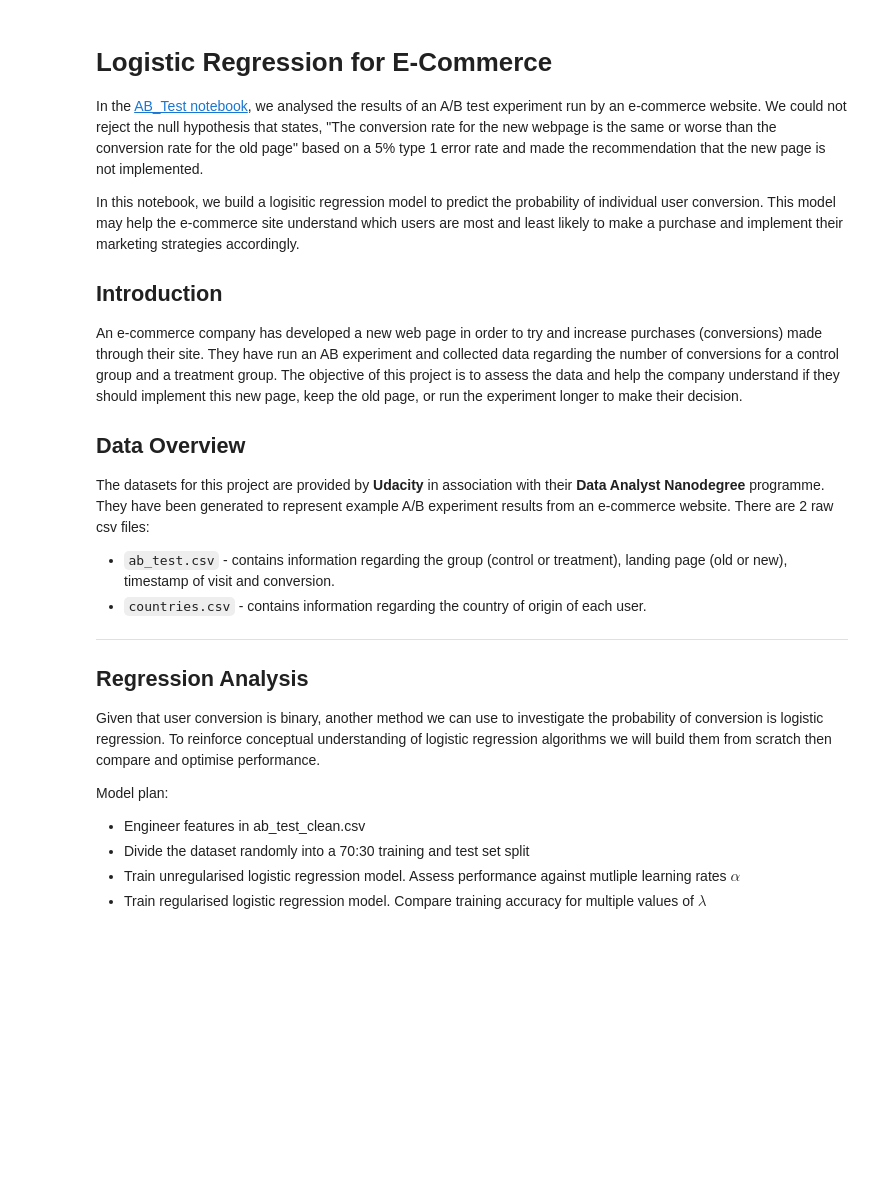
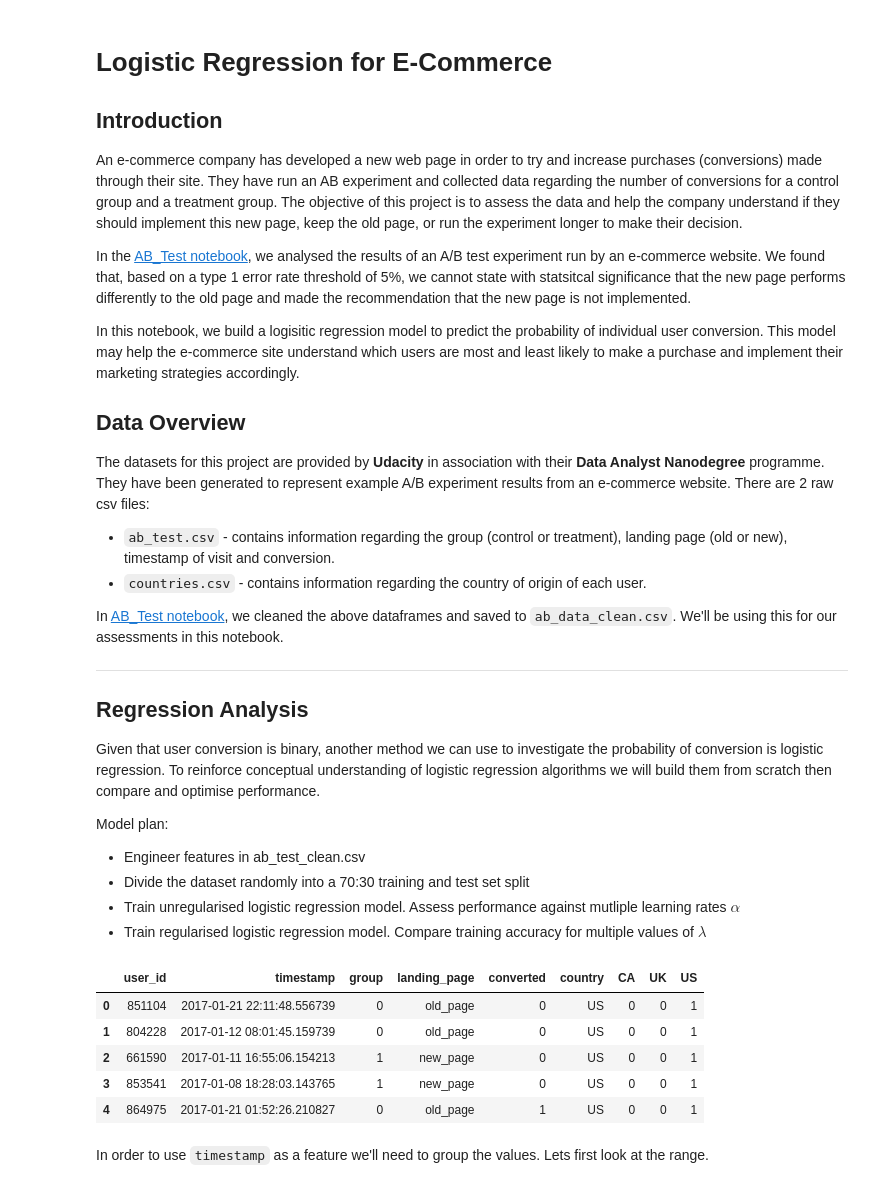
Before and after one commit to matt-fielding8/AB_test_e-commerce, a Jupyter notebook: notebooks/Logistic_Regression_Model.ipynb, the cells around one changed output. Drawn from its saved outputs; the diff is of its cells as text; code cells hidden in the pictures; blank space fills up the shorter version.

Commit message:
Notebook checkpoint -> model optimisation

```diff
--- a/notebooks/Logistic_Regression_Model.ipynb
+++ b/notebooks/Logistic_Regression_Model.ipynb
@@ -1,13 +1,12 @@
 # %% [markdown]
 # Logistic Regression for E-Commerce
-
-In the [AB_Test notebook](http://localhost:8888/notebooks/notebooks/AB_Test.ipynb), we analysed the results of an A/B test experiment run by an e-commerce website. We could not reject the null hypothesis that states, "The conversion rate for the new webpage is the same or worse than the conversion rate for the old page" based on a 5% type 1 error rate and made the recommendation that the new page is not implemented.
-
-In this notebook, we build a logisitic regression model to predict the probability of individual user conversion. This model may help the e-commerce site understand which users are most and least likely to make a purchase and implement their marketing strategies accordingly.
 
 ## Introduction
 An e-commerce company has developed a new web page in order to try and increase purchases (conversions) made through their site. They have run an AB experiment and collected data regarding the number of conversions for a control group and a treatment group. The objective of this project is to assess the data and help the company understand if they should implement this new page, keep the old page, or run the experiment longer to make their decision.
 
+In the [AB_Test notebook](http://localhost:8888/notebooks/notebooks/AB_Test.ipynb), we analysed the results of an A/B test experiment run by an e-commerce website. We found that, based on a type 1 error rate threshold of 5%, we cannot state with statsitcal significance that the new page performs differently to the old page and made the recommendation that the new page is not implemented.
+
+In this notebook, we build a logisitic regression model to predict the probability of individual user conversion. This model may help the e-commerce site understand which users are most and least likely to make a purchase and implement their marketing strategies accordingly.
 
 
 ## Data Overview
@@ -16,7 +15,9 @@ The datasets for this project are provided by **Udacity** in association with th
   * `ab_test.csv` - contains information regarding the group (control or treatment), landing page (old or new), timestamp of visit and conversion.
   * `countries.csv` - contains information regarding the country of origin of each user.
 
-  ***
+In [AB_Test notebook](http://localhost:8888/notebooks/notebooks/AB_Test.ipynb), we cleaned the above dataframes and saved to `ab_data_clean.csv`. We'll be using this for our assessments in this notebook.
+
+***
 ## Regression Analysis
 Given that user conversion is binary, another method we can use to investigate the probability of conversion is logistic regression. To reinforce conceptual understanding of logistic regression algorithms we will build them from scratch then compare and optimise performance.
 
@@ -27,0 +51,17 @@ Model plan:
+# %%
+df_mod = pd.read_csv('../data/ab_data_clean.csv')
+df_mod.timestamp = pd.to_datetime(df_mod.timestamp)
+# %%
+# Create dummy variables
+df_mod[['CA', 'UK','US']] = pd.get_dummies(df_mod.country)
+df_mod.group = np.where(df_mod.group=='control', 0, 1)
+df_mod.head()
+# %% [output]
+|  | user_id | timestamp | group | landing_page | converted | country | CA | UK | US |
+| 0 | 851104 | 2017-01-21 22:11:48.556739 | 0 | old_page | 0 | US | 0 | 0 | 1 |
+| 1 | 804228 | 2017-01-12 08:01:45.159739 | 0 | old_page | 0 | US | 0 | 0 | 1 |
+| 2 | 661590 | 2017-01-11 16:55:06.154213 | 1 | new_page | 0 | US | 0 | 0 | 1 |
+| 3 | 853541 | 2017-01-08 18:28:03.143765 | 1 | new_page | 0 | US | 0 | 0 | 1 |
+| 4 | 864975 | 2017-01-21 01:52:26.210827 | 0 | old_page | 1 | US | 0 | 0 | 1 |
+# %% [markdown]
+In order to use `timestamp` as a feature we'll need to group the values. Lets first look at the range.
```
Also changed, not shown: parts of 47 cells of this notebook, 1 other file.
